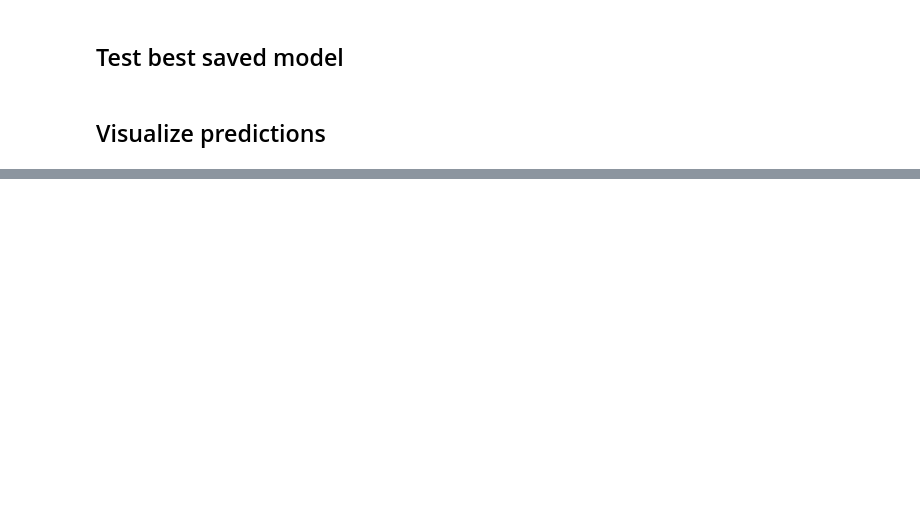
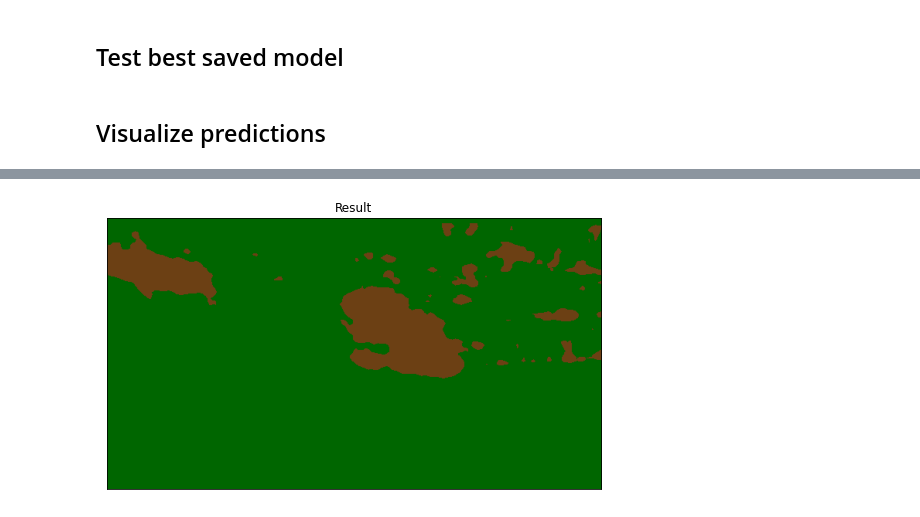
Before and after one commit to ctu-vras/traversability_estimation, a Jupyter notebook: notebooks/segmentation_rellis3d_train_eval.ipynb, the cells around one changed output, grey strips where cells are left out. Saved outputs shown, nothing was run; the diff lists cells and outputs as text; code cells hidden in the pictures; blank space fills up the shorter version.

```diff
--- a/notebooks/segmentation_rellis3d_train_eval.ipynb
+++ b/notebooks/segmentation_rellis3d_train_eval.ipynb
@@ -280,0 +284,13 @@ for i in range(5):
+# %%
+import yaml
+
+color_map = yaml.safe_load(open('../config/rellis.yaml', 'r'))["color_map"]
+# %%
+# pred_arg = np.argmax(gt_mask, axis=0).astype(np.uint8)
+pred_arg = np.argmax(pr_mask, axis=0).astype(np.uint8)
+pred_arg = convert_label(pred_arg, True)
+result = convert_color(pred_arg, color_map)
+# %%
+visualize(result=result)
+# %% [output]
+[figure, added]
```
Also changed, not shown: parts of 13 cells of this notebook, 2 other files.
